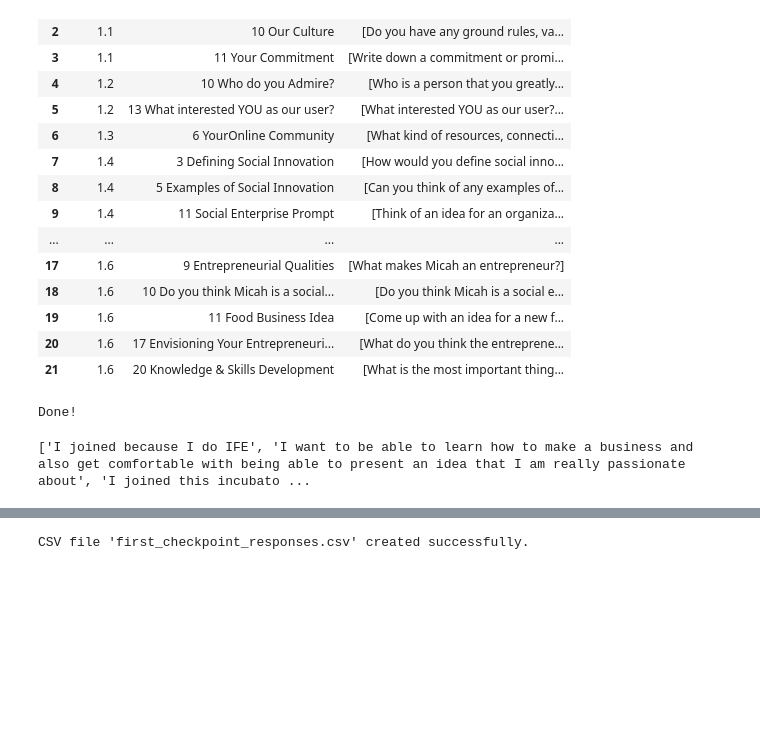
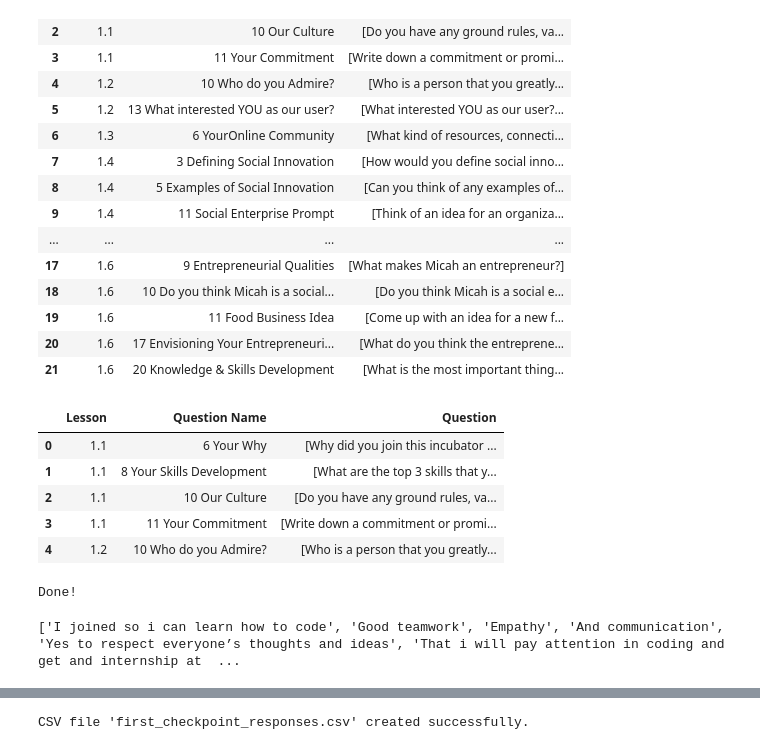
Before and after one commit to TesneemE/StudentResponses, a Jupyter notebook: StudentResponses.ipynb, the cells around one changed output, grey strips where cells are left out. Drawn from its saved outputs; the diff is of its cells as text; code cells hidden in the pictures; blank space fills up the shorter version.

```diff
--- a/StudentResponses.ipynb
+++ b/StudentResponses.ipynb
@@ -136,3 +134,14 @@ questions.to_csv("incubator_questions_grouped.csv", index=False)
+# %%
+questions.at[1, "Question"].append("What are the top 3 skills that you want to develop during this incubator experience?")
+questions.at[1, "Question"].append("What are the top 3 skills that you want to develop during this incubator experience?")
+questions.head()
+# %% [output]
+|  | Lesson | Question Name | Question |
+| 0 | 1.1 | 6 Your Why | [Why did you join this incubator ... |
+| 1 | 1.1 | 8 Your Skills Development | [What are the top 3 skills that y... |
+| 2 | 1.1 | 10 Our Culture | [Do you have any ground rules, va... |
+| 3 | 1.1 | 11 Your Commitment | [Write down a commitment or promi... |
+| 4 | 1.2 | 10 Who do you Admire? | [Who is a person that you greatly... |
 # %%
 # for value in questions["Question Name"]:
 #     for i in mylist:
@@ -165,10 +176,10 @@ for value in questions["Question Name"]:
 print("Done!")
 # %% [output]
 Done!
-# %%
-print(response_by_student["Myalei Alexander"])
-# %% [output]
-['I joined because I do IFE', 'I want to be able to learn how to make a business and also get comfortable with being able to present an idea that I am really passionate about', 'I joined this incubato ...
+# %%
+print(response_by_student["Myalei Alexander"])
+# %% [output]
+['I joined so i can learn how to code', 'Good teamwork', 'Empathy', 'And communication', 'Yes to respect everyone’s thoughts and ideas', 'That i will pay attention in coding and get and internship at  ...
 # %%
 list_of_qs=[]
 for value in questions['Question']:
```
Also changed, not shown: parts of 5 cells of this notebook.
